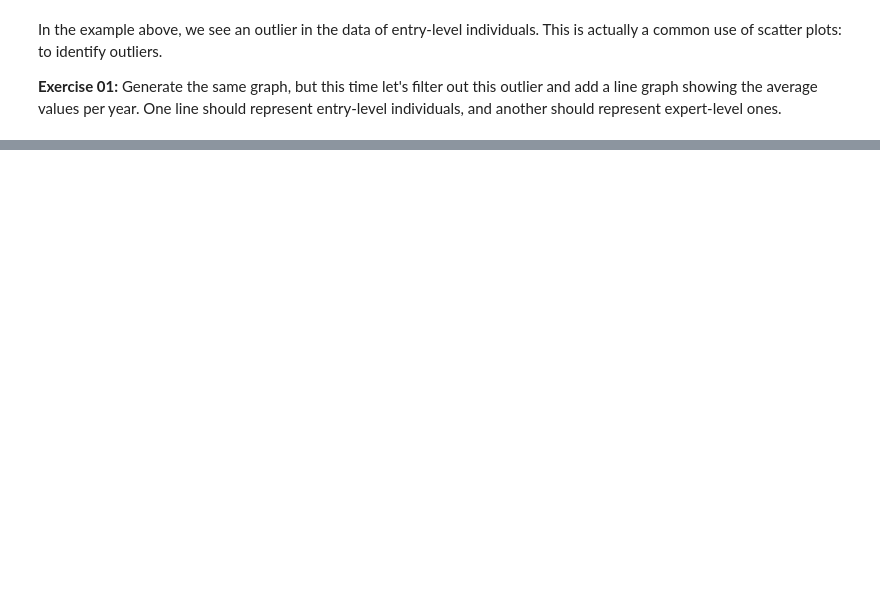
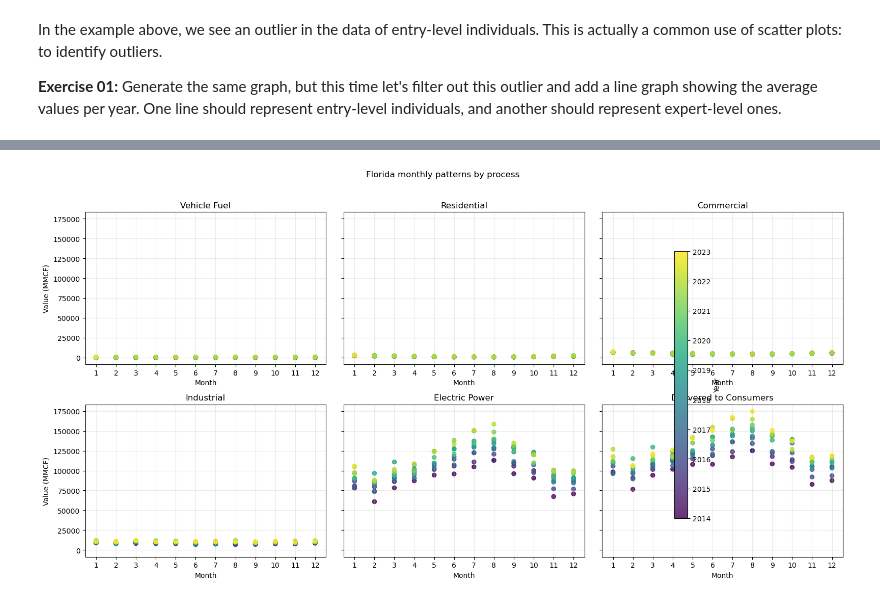
Before and after one commit to clementdumet/dm_web2026, a Jupyter notebook: 06_scatter/scatter.ipynb, the cells around one changed output, grey strips where cells are left out. Cells and saved outputs as stored; diff of their text form; code cells hidden in the pictures; blank space fills up the shorter version.

```diff
--- a/06_scatter/scatter.ipynb
+++ b/06_scatter/scatter.ipynb
@@ -140,0 +207,29 @@ To achieve this, let's use the 'c' color option and include a color bar. The fin
+# %%
+# Same data, but plotted against month and colored by year.
+# This checks whether the split is seasonal. Seasonality exists, but it does not create the main two groups.
+fig, axes = plt.subplots(2, 3, figsize=(16, 8), sharey=True)
+axes = axes.ravel()
+
+for ax, process in zip(axes, process_order):
+    data = florida[florida["process-name"] == process]
+    scatter = ax.scatter(
+        data["month"],
+        data["value"],
+        c=data["year"],
+        cmap="viridis",
+        alpha=0.8,
+        s=35,
+    )
+    ax.set_title(process.replace(" Consumption", ""))
+    ax.set_xlabel("Month")
+    ax.set_xticks(range(1, 13))
+    ax.grid(True, alpha=0.25)
+
+axes[0].set_ylabel("Value (MMCF)")
+axes[3].set_ylabel("Value (MMCF)")
+fig.colorbar(scatter, ax=axes, label="Year", shrink=0.85)
+fig.suptitle("Florida monthly patterns by process", y=1.02)
+plt.tight_layout()
+plt.show()
+# %% [output]
+[figure, added]
```
Also changed, not shown: parts of 15 cells of this notebook, 8 other files.
